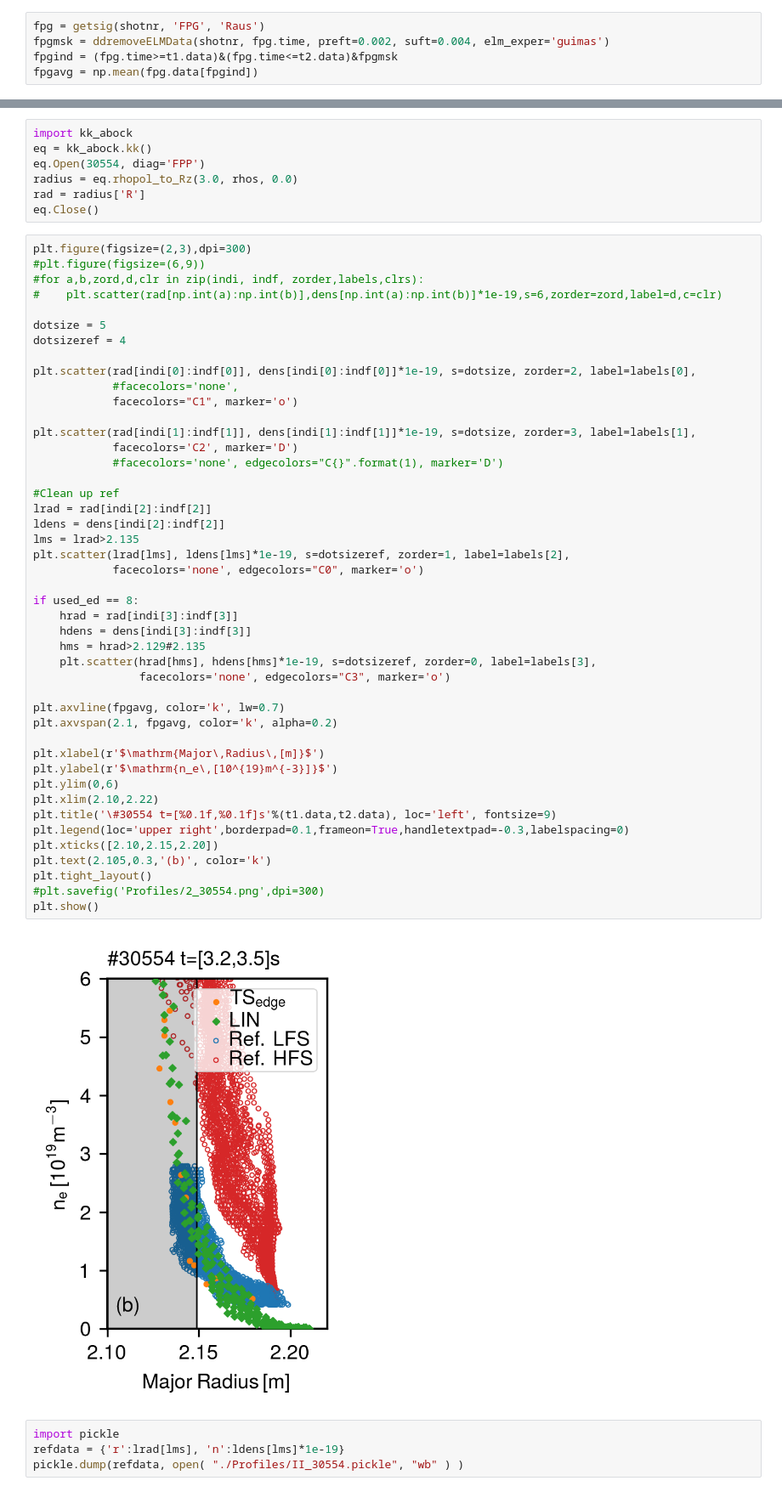
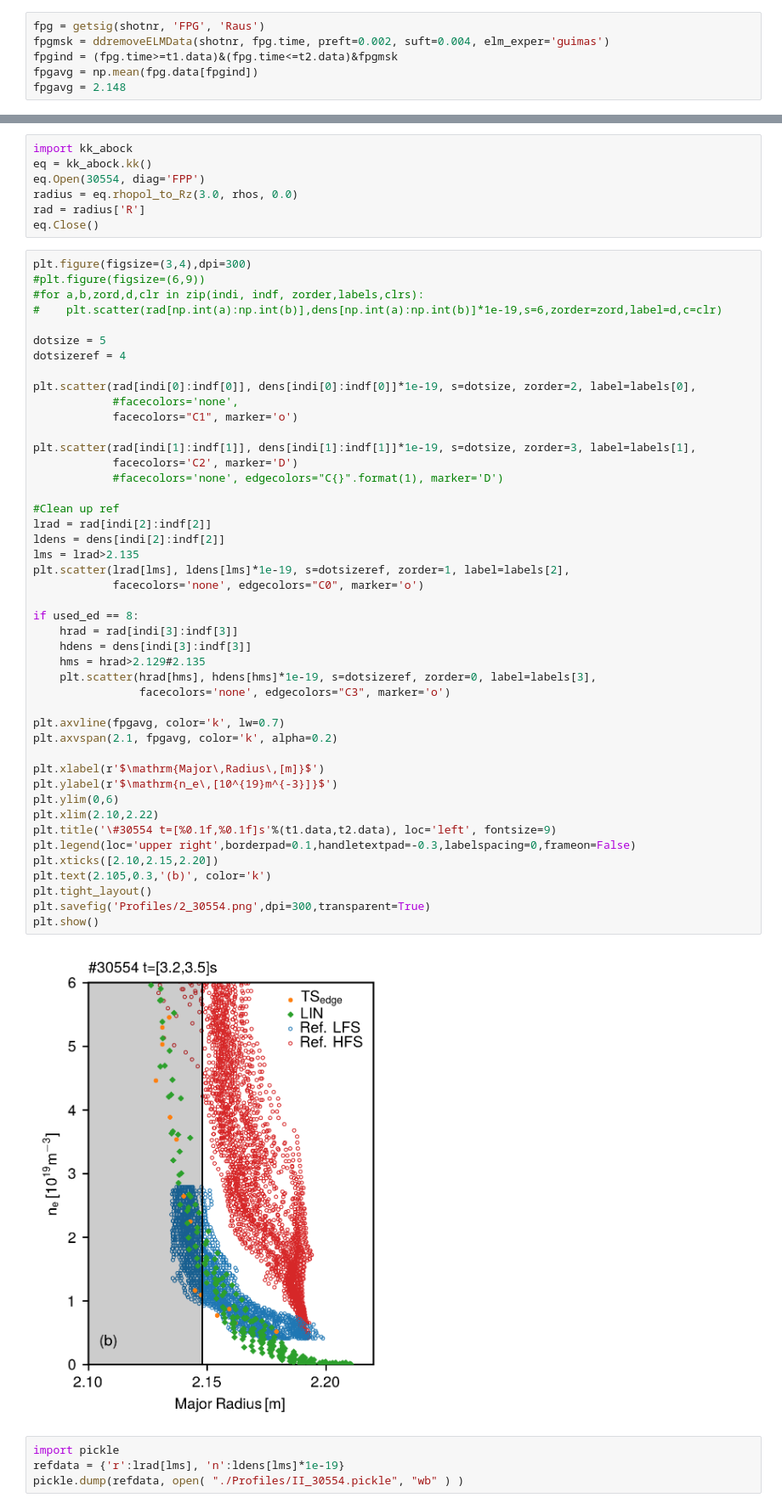
Before and after one commit to guimarais/Hmode_Figures, a Jupyter notebook: Phase_II_AUGPED_Comp.ipynb, the cells around one changed output, grey strips where cells are left out. Shown at 85% size. Saved outputs shown, nothing was run; the diff lists cells and outputs as text.

```diff
--- a/Phase_II_AUGPED_Comp.ipynb
+++ b/Phase_II_AUGPED_Comp.ipynb
@@ -52,6 +52,7 @@ fpg = getsig(shotnr, 'FPG', 'Raus')
 fpgmsk = ddremoveELMData(shotnr, fpg.time, preft=0.002, suft=0.004, elm_exper='guimas')
 fpgind = (fpg.time>=t1.data)&(fpg.time<=t2.data)&fpgmsk
 fpgavg = np.mean(fpg.data[fpgind])
+fpgavg = 2.148
 # %% [markdown]
 #### Convert rho to Major Radius
 # %%
@@ -62,7 +63,7 @@ radius = eq.rhopol_to_Rz(3.0, rhos, 0.0)
 rad = radius['R']
 eq.Close()
 # %%
-plt.figure(figsize=(2,3),dpi=300)
+plt.figure(figsize=(3,4),dpi=300)
 #plt.figure(figsize=(6,9))
 #for a,b,zord,d,clr in zip(indi, indf, zorder,labels,clrs):
 #    plt.scatter(rad[np.int(a):np.int(b)],dens[np.int(a):np.int(b)]*1e-19,s=6,zorder=zord,label=d,c=clr)
@@ -78,36 +79,36 @@ plt.scatter(rad[indi[1]:indf[1]], dens[indi[1]:indf[1]]*1e-19, s=dotsize, zorder
             facecolors='C2', marker='D')
             #facecolors='none', edgecolors="C{}".format(1), marker='D')
 
 #Clean up ref
 lrad = rad[indi[2]:indf[2]]
 ldens = dens[indi[2]:indf[2]]
 lms = lrad>2.135
 plt.scatter(lrad[lms], ldens[lms]*1e-19, s=dotsizeref, zorder=1, label=labels[2],
             facecolors='none', edgecolors="C0", marker='o')
 
 if used_ed == 8:
     hrad = rad[indi[3]:indf[3]]
     hdens = dens[indi[3]:indf[3]]
     hms = hrad>2.129#2.135
     plt.scatter(hrad[hms], hdens[hms]*1e-19, s=dotsizeref, zorder=0, label=labels[3],
                 facecolors='none', edgecolors="C3", marker='o')
 
 plt.axvline(fpgavg, color='k', lw=0.7)
 plt.axvspan(2.1, fpgavg, color='k', alpha=0.2)
 
 plt.xlabel(r'$\mathrm{Major\,Radius\,[m]}$')
 plt.ylabel(r'$\mathrm{n_e\,[10^{19}m^{-3}]}$')
 plt.ylim(0,6)
 plt.xlim(2.10,2.22)
 plt.title('\#30554 t=[%0.1f,%0.1f]s'%(t1.data,t2.data), loc='left', fontsize=9)
-plt.legend(loc='upper right',borderpad=0.1,frameon=True,handletextpad=-0.3,labelspacing=0)
+plt.legend(loc='upper right',borderpad=0.1,handletextpad=-0.3,labelspacing=0,frameon=False)
 plt.xticks([2.10,2.15,2.20])
 plt.text(2.105,0.3,'(b)', color='k')
 plt.tight_layout()
-#plt.savefig('Profiles/2_30554.png',dpi=300)
+plt.savefig('Profiles/2_30554.png',dpi=300,transparent=True)
 plt.show()
 # %% [output]
-[figure, old version]
+[figure, new version]
 # %%
 import pickle
 refdata = {'r':lrad[lms], 'n':ldens[lms]*1e-19}
```
Also changed, not shown: parts of 1 cell of this notebook, 34 other files.
